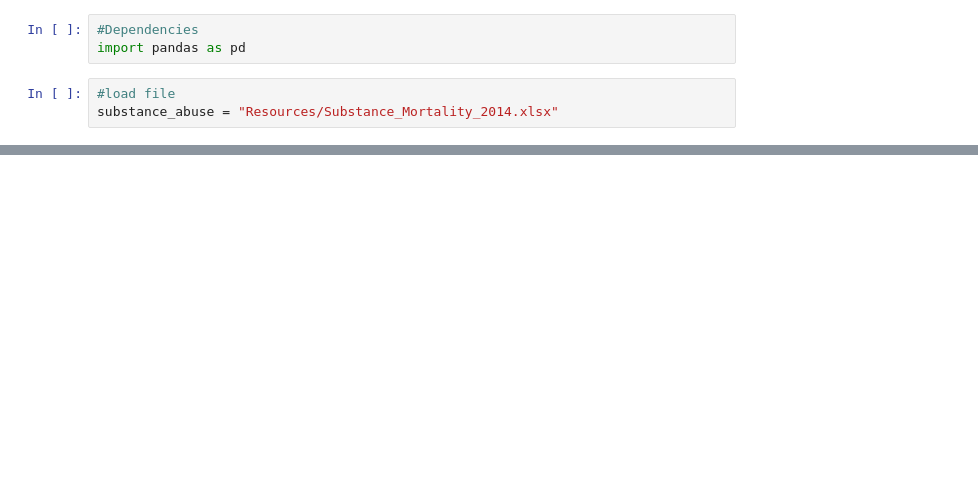
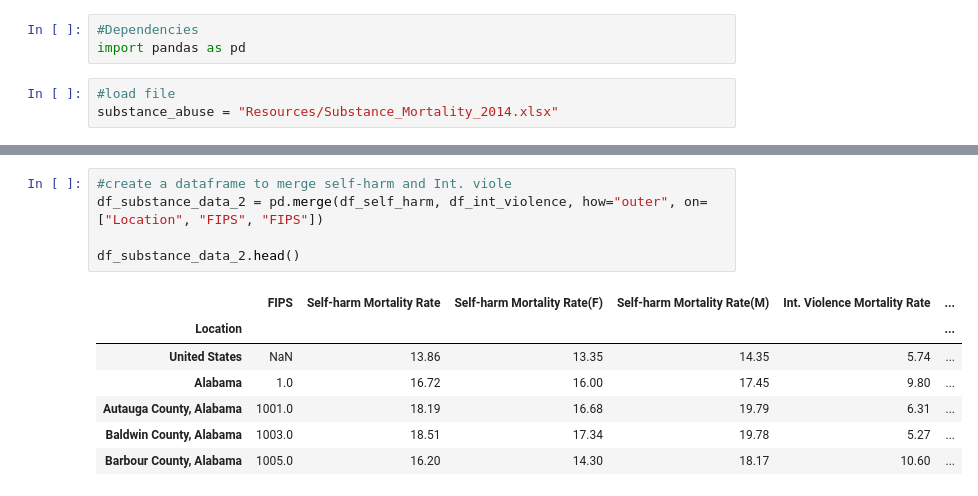
Before and after one commit to tessabanum/Team2_project1, a Jupyter notebook: Untitled.ipynb, the cells around one changed output, grey strips where cells are left out. Cells and saved outputs as stored; diff of their text form; blank space fills up the shorter version.

```diff
--- a/Untitled.ipynb
+++ b/Untitled.ipynb
@@ -89,0 +79,13 @@ df_substance_data
+# %%
+#create a dataframe to merge self-harm and Int. viole
+df_substance_data_2 = pd.merge(df_self_harm, df_int_violence, how="outer", on=["Location", "FIPS", "FIPS"])
+
+df_substance_data_2.head()
+# %% [output]
+|  | FIPS | Self-harm Mortality Rate | Self-harm Mortality Rate(F) | Self-harm Mortality Rate(M) | Int. Violence Mortality Rate | ... |
+| Location |  |  |  |  |  | ... |
+| United States | NaN | 13.86 | 13.35 | 14.35 | 5.74 | ... |
+| Alabama | 1.0 | 16.72 | 16.00 | 17.45 | 9.80 | ... |
+| Autauga County, Alabama | 1001.0 | 18.19 | 16.68 | 19.79 | 6.31 | ... |
+| Baldwin County, Alabama | 1003.0 | 18.51 | 17.34 | 19.78 | 5.27 | ... |
+| Barbour County, Alabama | 1005.0 | 16.20 | 14.30 | 18.17 | 10.60 | ... |
```
Also changed, not shown: parts of 8 cells of this notebook, 4 other files.
